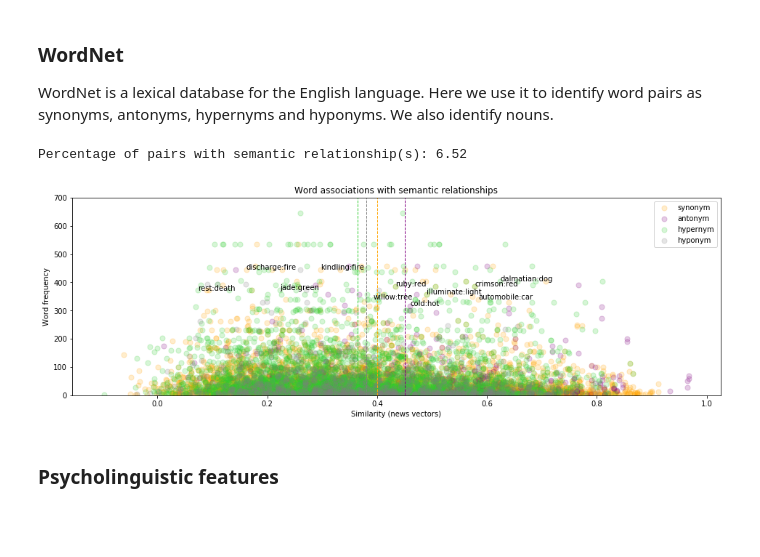
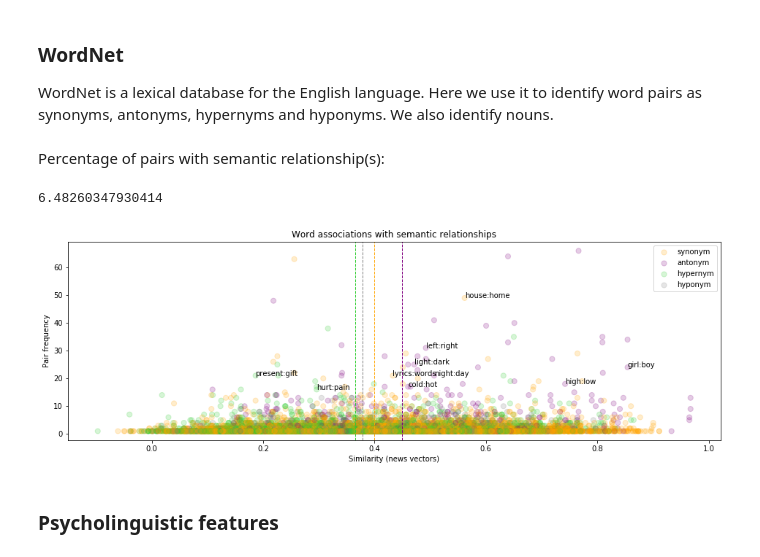
Before and after one commit to louweal/wordgame, a Jupyter notebook: notebooks/Word Association Analysis.ipynb, the cells around one changed output. Drawn from its saved outputs; the diff is of its cells as text; code cells hidden in the pictures; blank space fills up the shorter version.

```diff
--- a/notebooks/Word Association Analysis.ipynb
+++ b/notebooks/Word Association Analysis.ipynb
@@ -346,11 +352,14 @@ fig, ax = plt.subplots()
 fig.set_figwidth(16)
 fig.set_figheight(5)
 ax.scatter(df.sl, df.edit, alpha=0.1, s=50, c="orange")
-for i in range(2, len(df), 5000):
-    if df.sl.iloc[i] > 0 and df.edit.iloc[i] < 6:
-        ax.annotate(df.pair.iloc[i], (df.sl.iloc[i], df.edit.iloc[i]))
+
+for i in range(0, len(editdf),2507):
+    if editdf.sl.iloc[i] > 1 and editdf.edit.iloc[i] < 10:
+        ax.annotate(editdf.pair.iloc[i], (editdf.sl.iloc[i], editdf.edit.iloc[i]))
 plt.title("Suffix lengths and edit distances")
 plt.xlabel("Common suffix length")
 plt.ylabel("Edit distance")
+#ax.gca()
+plt.xlim([-1,25])
 plt.show()
 # %% [output]
@@ -574,40 +580,55 @@ df['antonym'] = df.apply(isAntonym, axis=1)
 df['hypernym'] = df.apply(isHypernym, axis=1)
 # identify hyponyms
 df['hyponym'] = df.apply(isHyponym, axis=1)
+# %% [markdown]
+Percentage of pairs with semantic relationship(s):
 # %%
 dfsem = df[df.synonym | df.antonym | df.hypernym | df.hyponym]
-print("Percentage of pairs with semantic relationship(s): " + str(round(len(dfsem)/len(df)*100,2)))
+len(dfsem)*100/len(df)
 # %% [output]
-Percentage of pairs with semantic relationship(s): 6.52
+6.48260347930414
 # %%
 # prepare for plotting
 semdf = dfsem[~dfsem.news_sim.isnull()].drop_duplicates(['pair'])
+
+# some pairs multiple relationships! e.g. wound:hurt (last in this list defines its color)...
+columns = [semdf.synonym, semdf.antonym, semdf.hypernym, semdf.hyponym]
+colors = ["orange", "purple", "limegreen", "grey"]
+
+semdf['color'] = "white" # add column for colors
+for i in range(0,4):
+    semdf.loc[columns[i], 'color'] = colors[i]
 
 #plot
 fig, ax = plt.subplots()
 fig.set_figwidth(16)
 fig.set_figheight(5)
 
-columns = [semdf.synonym, semdf.antonym, semdf.hypernym, semdf.hyponym]
-colors = ["orange", "purple","limegreen","grey"]
+# hacking some labels into the plot
 for i in range(0,4):
-    ax.scatter(semdf[columns[i]].news_sim, semdf[columns[i]].tf, alpha=0.2, s=50,
-               c=colors[i], label=columns[i].name)
+    ax.scatter([], [], alpha=0.2, s=50, c=colors[i], label=columns[i].name)
+
+# plot all points
+ax.scatter(semdf.news_sim, semdf.pf, alpha=0.2, s=50, c=semdf.color, label="")
+
+# draw mean line
+for i in range(0,4):
     ax.axvline(semdf[columns[i]].news_sim.mean(), color=colors[i], linestyle='dashed', linewidth=1)
 
+# annotate some points
+for i in range(0, len(semdf), 10):
+    if semdf.pf.iloc[i] > 15:
+        ax.annotate(semdf.pair.iloc[i], (semdf.news_sim.iloc[i], semdf.pf.iloc[i]))
 
-for i in range(0, len(semdf), 20):
-    if semdf.tf.iloc[i] > 300:
-        ax.annotate(semdf.pair.iloc[i], (semdf.news_sim.iloc[i], semdf.tf.iloc[i]))
 plt.title("Word associations with semantic relationships")
 plt.xlabel("Similarity (news vectors)")
-plt.ylabel("Word frequency")
+plt.ylabel("Pair frequency")
 plt.legend(loc='upper right')
 plt.gca()
-plt.ylim(0,700)
+#plt.ylim(0,700)
 plt.show()
 # %% [output]
-[figure, old version]
+[figure, new version]
 # %% [markdown]
 ### Psycholinguistic features
 # %% [markdown]
```
Also changed, not shown: parts of 36 cells of this notebook.
